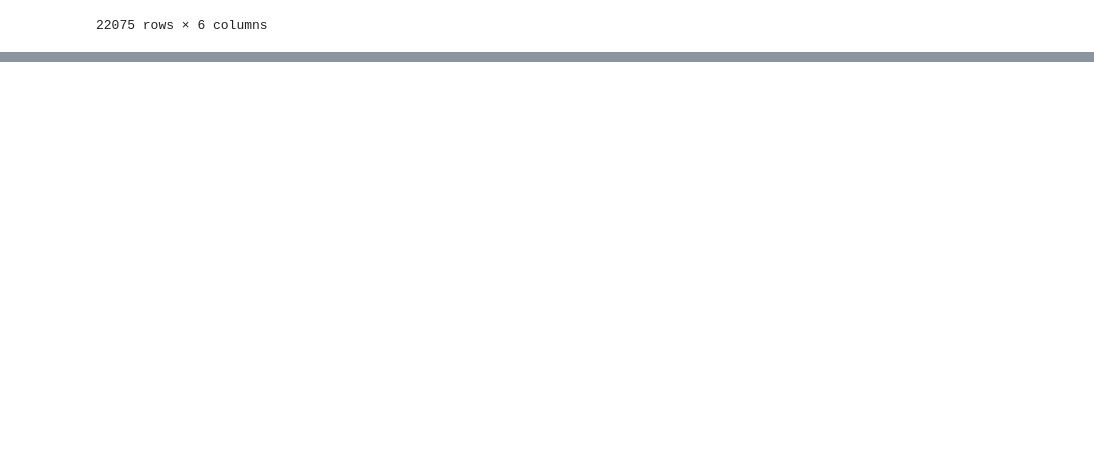
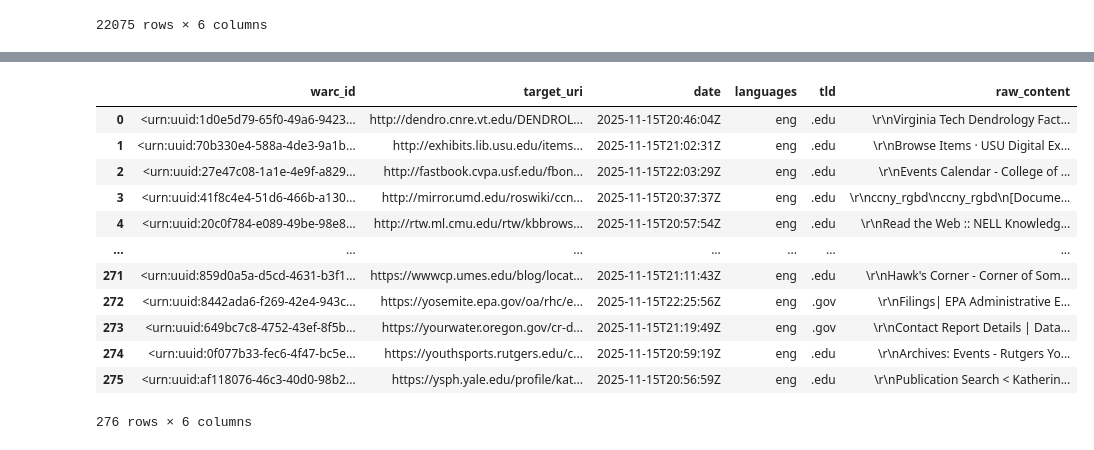
Before and after one commit to RaameshB/ds410-course-proj-redo, a Jupyter notebook: examples/data_proc_example.ipynb, the cells around one changed output, grey strips where cells are left out. Drawn from its saved outputs; the diff is of its cells as text; code cells hidden in the pictures; blank space fills up the shorter version.

```diff
--- a/examples/data_proc_example.ipynb
+++ b/examples/data_proc_example.ipynb
@@ -145,0 +99,16 @@ govedu.filter(df.languages == 'eng').toPandas()
+# %%
+filtered.toPandas()
+# %% [output]
+|  | warc_id | target_uri | date | languages | tld | raw_content |
+| 0 | <urn:uuid:1d0e5d79-65f0-49a6-9423... | http://dendro.cnre.vt.edu/DENDROL... | 2025-11-15T20:46:04Z | eng | .edu | \r\nVirginia Tech Dendrology Fact... |
+| 1 | <urn:uuid:70b330e4-588a-4de3-9a1b... | http://exhibits.lib.usu.edu/items... | 2025-11-15T21:02:31Z | eng | .edu | \r\nBrowse Items · USU Digital Ex... |
+| 2 | <urn:uuid:27e47c08-1a1e-4e9f-a829... | http://fastbook.cvpa.usf.edu/fbon... | 2025-11-15T22:03:29Z | eng | .edu | \r\nEvents Calendar - College of ... |
+| 3 | <urn:uuid:41f8c4e4-51d6-466b-a130... | http://mirror.umd.edu/roswiki/ccn... | 2025-11-15T20:37:37Z | eng | .edu | \r\nccny_rgbd\nccny_rgbd\n[Docume... |
+| 4 | <urn:uuid:20c0f784-e089-49be-98e8... | http://rtw.ml.cmu.edu/rtw/kbbrows... | 2025-11-15T20:57:54Z | eng | .edu | \r\nRead the Web :: NELL Knowledg... |
+| ... | ... | ... | ... | ... | ... | ... |
+| 271 | <urn:uuid:859d0a5a-d5cd-4631-b3f1... | https://wwwcp.umes.edu/blog/locat... | 2025-11-15T21:11:43Z | eng | .edu | \r\nHawk's Corner - Corner of Som... |
+| 272 | <urn:uuid:8442ada6-f269-42e4-943c... | https://yosemite.epa.gov/oa/rhc/e... | 2025-11-15T22:25:56Z | eng | .gov | \r\nFilings| EPA Administrative E... |
+| 273 | <urn:uuid:649bc7c8-4752-43ef-8f5b... | https://yourwater.oregon.gov/cr-d... | 2025-11-15T21:19:49Z | eng | .gov | \r\nContact Report Details | Data... |
+| 274 | <urn:uuid:0f077b33-fec6-4f47-bc5e... | https://youthsports.rutgers.edu/c... | 2025-11-15T20:59:19Z | eng | .edu | \r\nArchives: Events - Rutgers Yo... |
+| 275 | <urn:uuid:af118076-46c3-40d0-98b2... | https://ysph.yale.edu/profile/kat... | 2025-11-15T20:56:59Z | eng | .edu | \r\nPublication Search < Katherin... |
+276 rows × 6 columns
```
Also changed, not shown: parts of 19 cells of this notebook, 4 other files.
